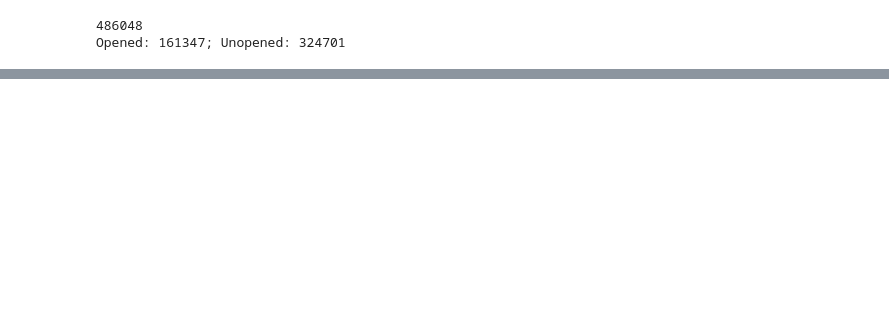
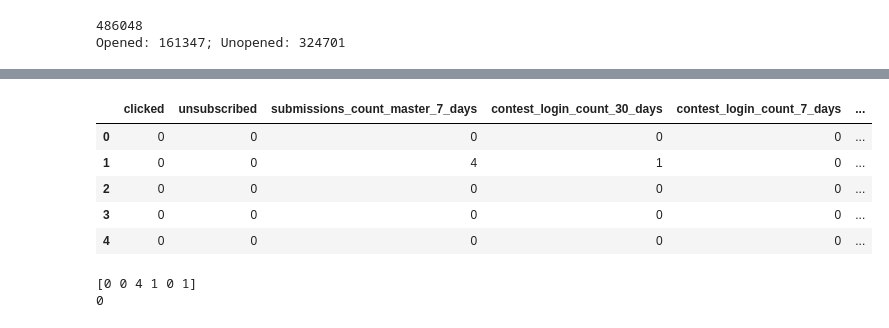
Before and after one commit to sethbunke/IntroductionToMachineLearning-LogisticRegression, a Jupyter notebook: ipython_notebooks/HackerRank - opened emails.ipynb, the cells around one changed output, grey strips where cells are left out. Saved outputs shown, nothing was run; the diff lists cells and outputs as text; code cells hidden in the pictures; blank space fills up the shorter version.

```diff
--- a/ipython_notebooks/HackerRank - opened emails.ipynb
+++ b/ipython_notebooks/HackerRank - opened emails.ipynb
@@ -45,0 +72,7 @@ data_sub.corr(method='pearson')
+# %%
+# opened_map = {True:1,False:0} #opened = 1, unopened = 0
+# data_sub['opened'] = data_sub['opened'].map(opened_map)
+data_sub['opened'] = data_sub['opened'].astype(int)
+data_sub['clicked'] = data_sub['clicked'].astype(int)
+data_sub['unsubscribed'] = data_sub['unsubscribed'].astype(int)
+data_sub['hacker_confirmation'] = data_sub['hacker_confirmation'].astype(int)
@@ -46,3 +97,12 @@ data_sub.corr(method='pearson')
+# %%
+data_sub.head(5)
+# %% [output]
+|  | clicked | unsubscribed | submissions_count_master_7_days | contest_login_count_30_days | contest_login_count_7_days | ... |
+| 0 | 0 | 0 | 0 | 0 | 0 | ... |
+| 1 | 0 | 0 | 4 | 1 | 0 | ... |
+| 2 | 0 | 0 | 0 | 0 | 0 | ... |
+| 3 | 0 | 0 | 0 | 0 | 0 | ... |
+| 4 | 0 | 0 | 0 | 0 | 0 | ... |
 # %%
 #list(data.columns.values)
 # %%
@@ -49,0 +116,8 @@ data_sub.corr(method='pearson')
+# %%
+X = data_sub.values[:,0:6]
+Y = data_sub.values[:,6]
+print(X[1])
+print(Y[1])
+# %% [output]
+[0 0 4 1 0 1]
+0
```
Also changed, not shown: parts of 11 cells of this notebook.
